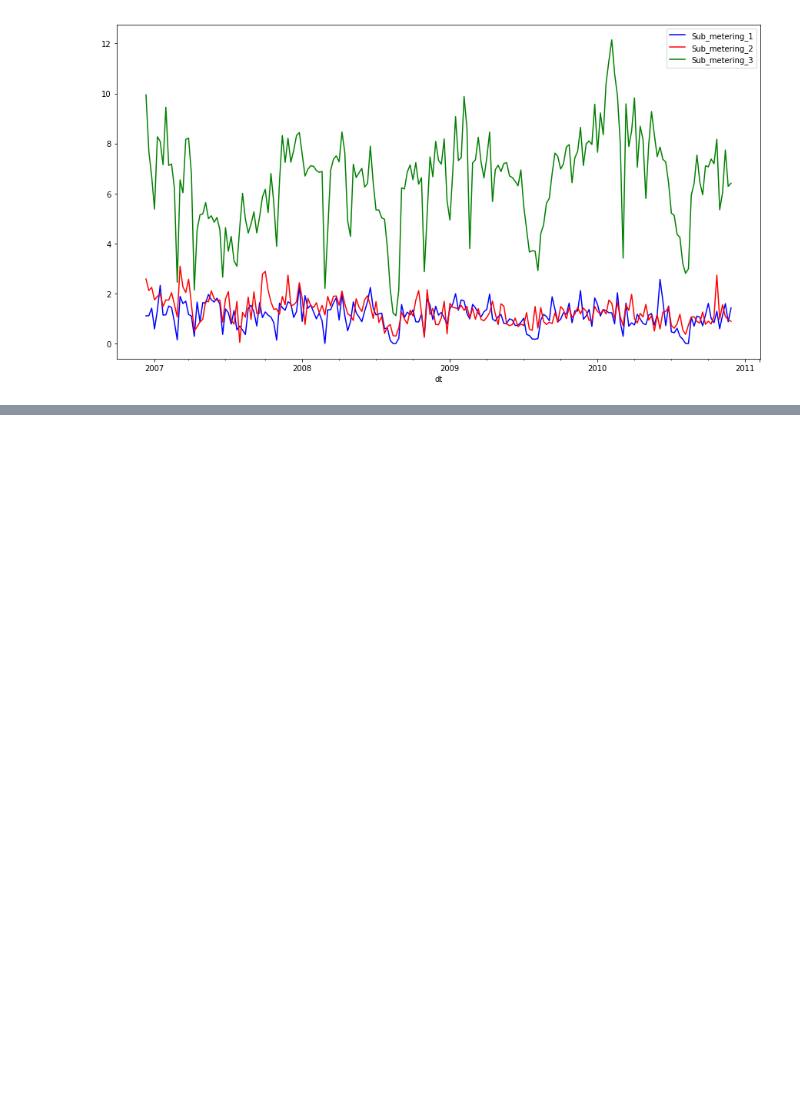
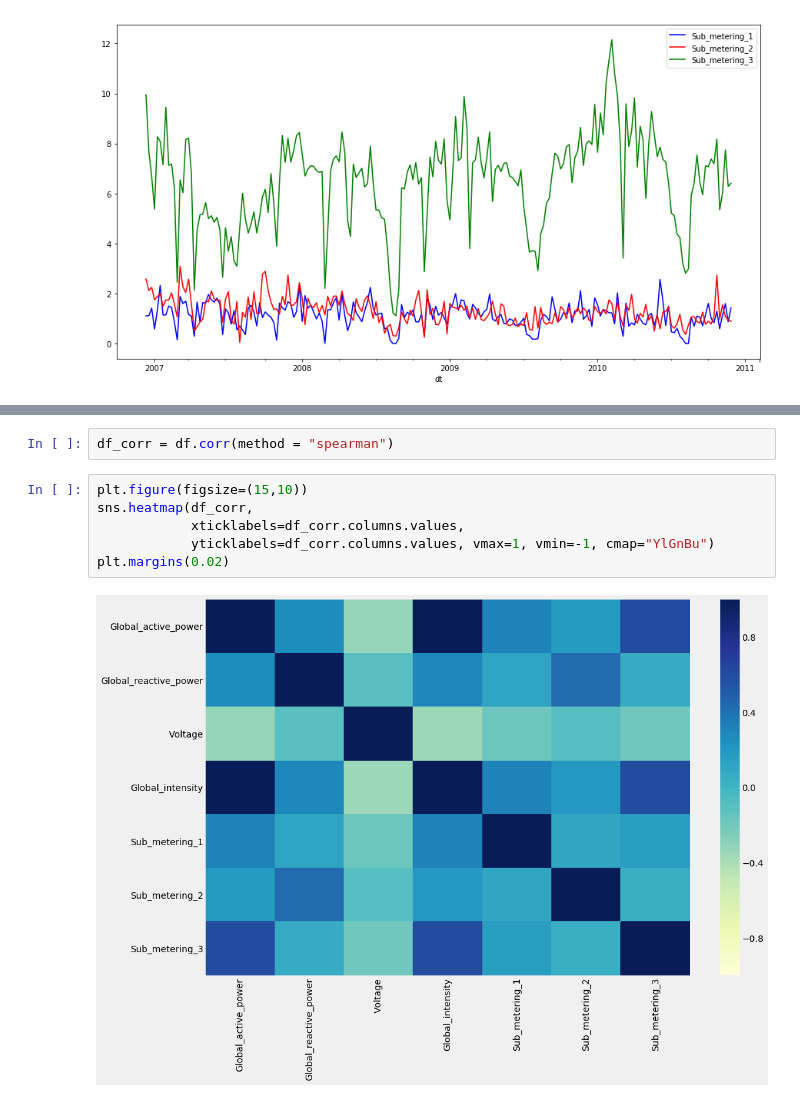
Before and after one commit to jasonchanhku/Keras, a Jupyter notebook: misc/household.ipynb, the cells around one changed output, grey strips where cells are left out. Saved outputs shown, nothing was run; the diff lists cells and outputs as text; blank space fills up the shorter version.

```diff
--- a/misc/household.ipynb
+++ b/misc/household.ipynb
@@ -239,0 +262,10 @@ plt.show()
+# %%
+df_corr = df.corr(method = "spearman")
+# %%
+plt.figure(figsize=(15,10))
+sns.heatmap(df_corr,
+            xticklabels=df_corr.columns.values,
+            yticklabels=df_corr.columns.values, vmax=1, vmin=-1, cmap="YlGnBu")
+plt.margins(0.02)
+# %% [output]
+[figure, added]
```
Also changed, not shown: parts of 40 cells of this notebook.
